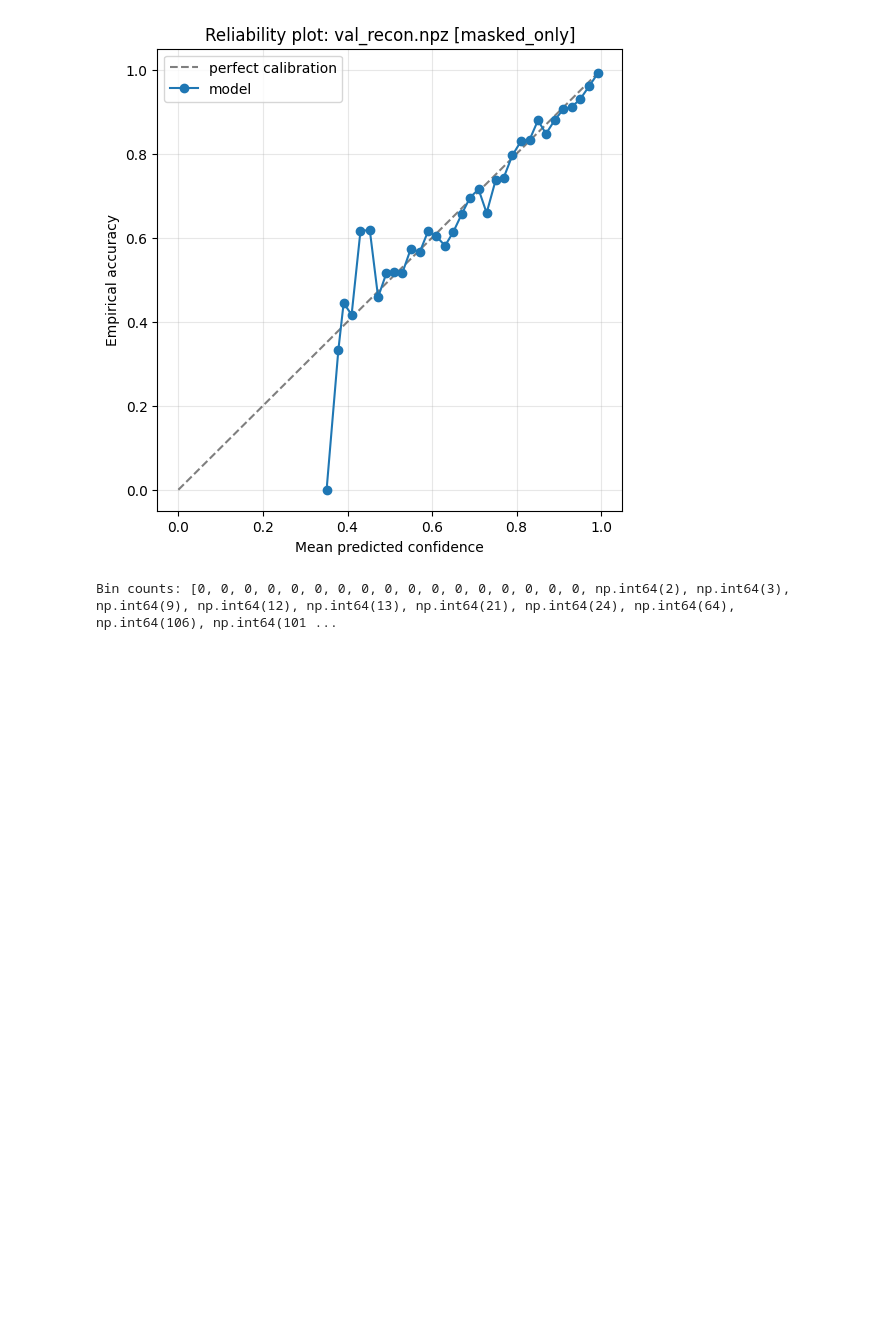
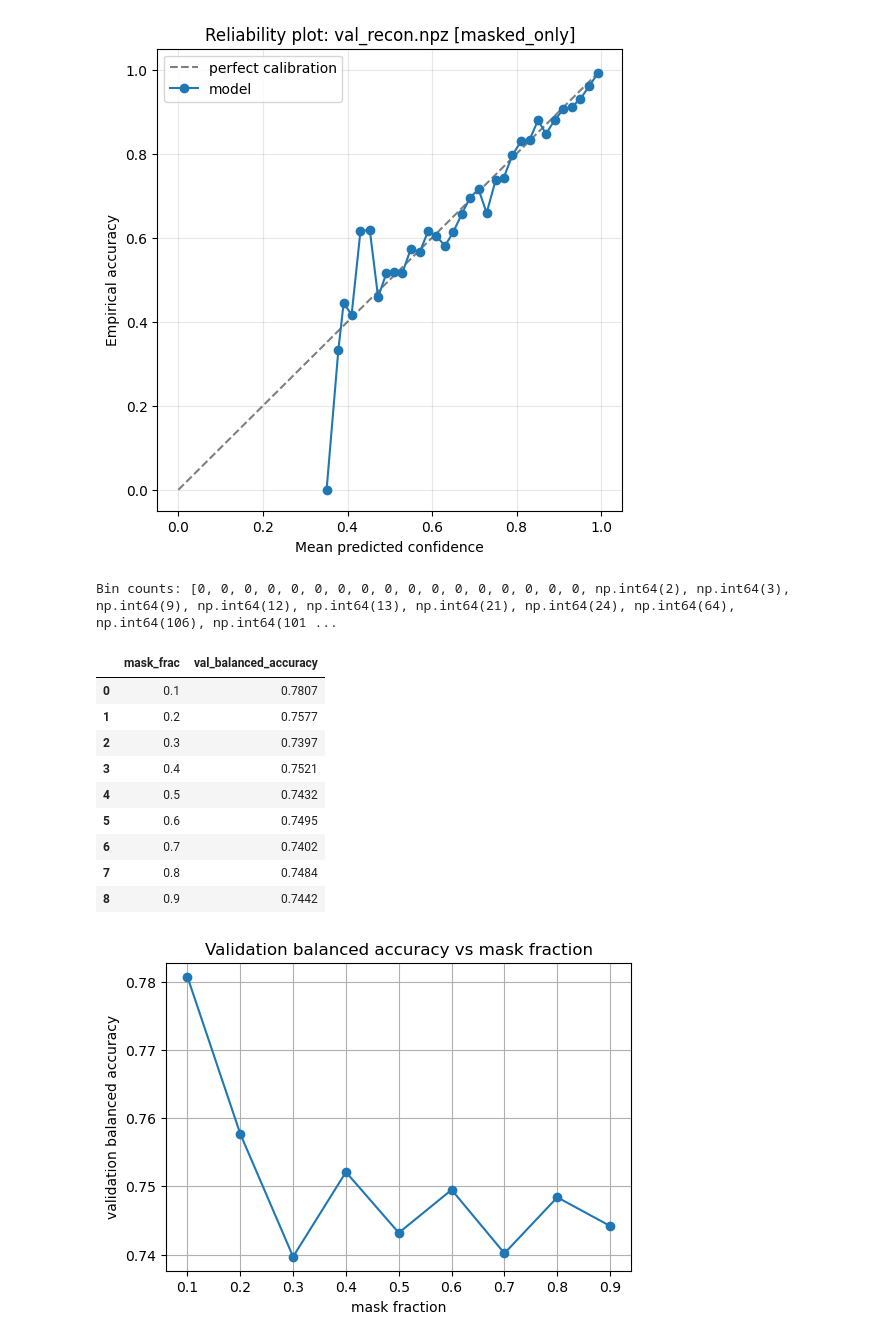
Before and after one commit to ak1376/PRS_Portability, a Jupyter notebook: notebooks/inspecting_VAE_results.ipynb, the cells around one changed output. Saved outputs shown, nothing was run; the diff lists cells and outputs as text; code cells hidden in the pictures; blank space fills up the shorter version.

```diff
--- a/notebooks/inspecting_VAE_results.ipynb
+++ b/notebooks/inspecting_VAE_results.ipynb
@@ -425,39 +425,55 @@ Bin counts: [0, 0, 0, 0, 0, 0, 0, 0, 0, 0, 0, 0, 0, 0, 0, 0, 0, np.int64(2), np.
 # %%
 import re
 from pathlib import Path
 import pandas as pd
 import matplotlib.pyplot as plt
 
-base = Path("/sietch_colab/akapoor/PRS_Portability/experiments/IM_symmetric/vae")
-
+base = Path("/home/akapoor/kernlab/PRS_Portability/experiments/IM_symmetric/vae")
 rows = []
 
-for blocklen_dir in sorted(base.glob("vae__nblocks*")):
-    blocklen_str = blocklen_dir.name.replace("vae__nblocks", "")
-    blocklen = int(blocklen_str)
+for maskfrac_dir in sorted(base.glob("vae__maskfrac*")):
+    maskfrac_str = maskfrac_dir.name.replace("vae__maskfrac", "")
+    mask_frac = float(maskfrac_str.replace("p", "."))
 
-    summary = blocklen_dir / "0/rep0/diagnostics/balanced_accuracy_summary.txt"
+    summary = maskfrac_dir / "0/rep0/diagnostics/balanced_accuracy_summary.txt"
     if not summary.exists():
+        print(f"Missing: {summary}")
         continue
 
     with open(summary) as f:
         for line in f:
             if line.startswith("val:"):
-                m = re.search(r"bal_acc_all=([0-9.]+)", line)
+                m = re.search(r"bal_acc_masked=([0-9.]+)", line)
                 if m:
                     rows.append({
-                        "nblocks": blocklen,
+                        "mask_frac": mask_frac,
                         "val_balanced_accuracy": float(m.group(1))
                     })
 
-df = pd.DataFrame(rows).sort_values("nblocks")
-display(df)
+df = pd.DataFrame(rows)
 
-plt.figure(figsize=(6,4))
-plt.plot(df["nblocks"], df["val_balanced_accuracy"], marker="o")
-plt.xscale("log")
-plt.xlabel("nblocks")
-plt.ylabel("validation balanced accuracy")
-plt.title("Validation balanced accuracy vs nblocks")
-plt.grid(True)
-plt.show()
+if df.empty:
+    print("No rows found. Check base path and summary file locations.")
+else:
+    df = df.sort_values("mask_frac")
+    display(df)
+
+    plt.figure(figsize=(6,4))
+    plt.plot(df["mask_frac"], df["val_balanced_accuracy"], marker="o")
+    plt.xlabel("mask fraction")
+    plt.ylabel("validation balanced accuracy")
+    plt.title("Validation balanced accuracy vs mask fraction")
+    plt.grid(True)
+    plt.show()
+# %% [output]
+|  | mask_frac | val_balanced_accuracy |
+| 0 | 0.1 | 0.7807 |
+| 1 | 0.2 | 0.7577 |
+| 2 | 0.3 | 0.7397 |
+| 3 | 0.4 | 0.7521 |
+| 4 | 0.5 | 0.7432 |
+| 5 | 0.6 | 0.7495 |
+| 6 | 0.7 | 0.7402 |
+| 7 | 0.8 | 0.7484 |
+| 8 | 0.9 | 0.7442 |
+[figure, added]
```
Also changed, not shown: 8 other files.
